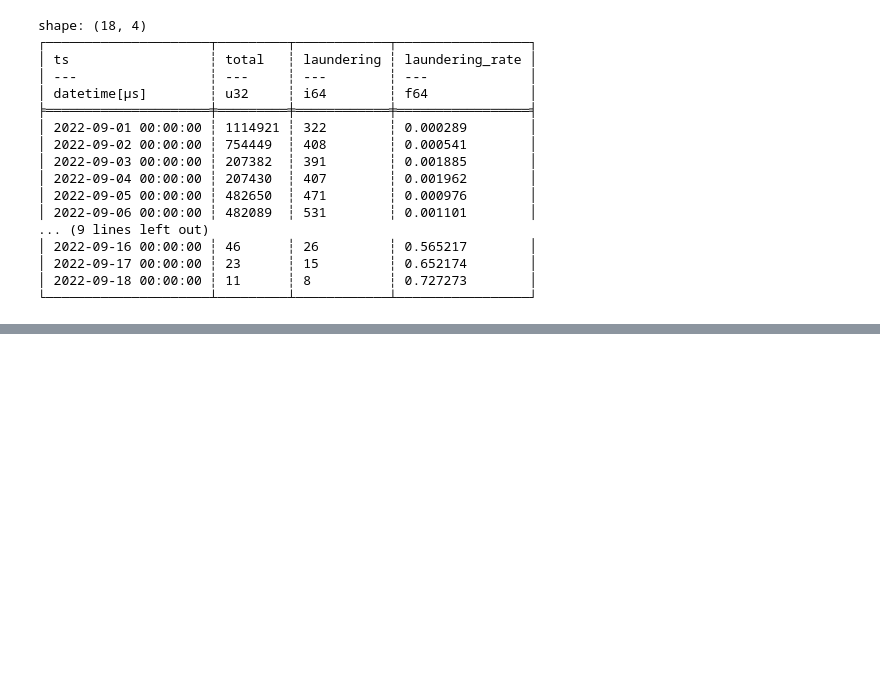
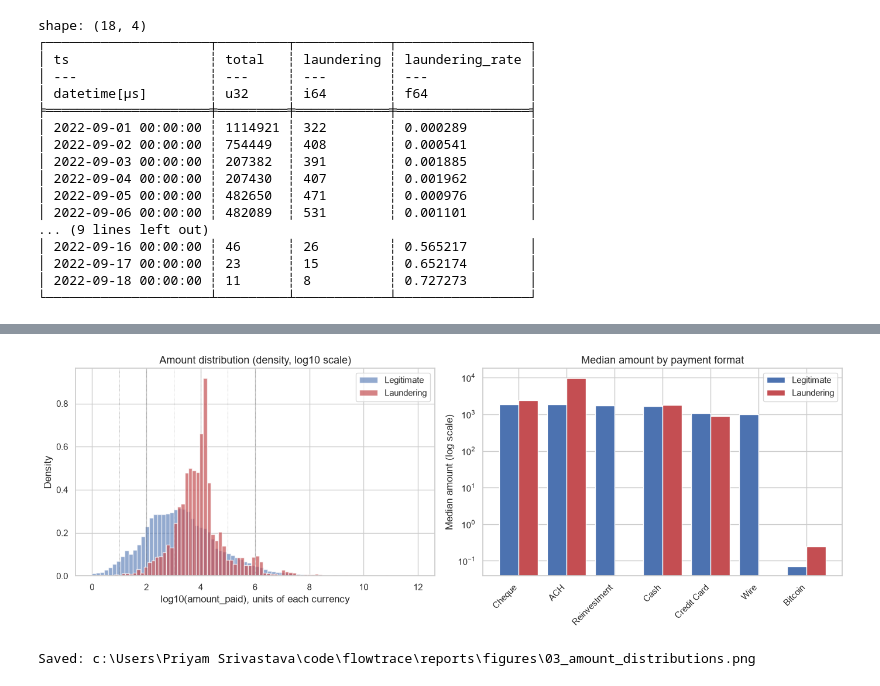
Before and after one commit to Knox-ml/FlowTrace, a Jupyter notebook: notebooks/01_eda.ipynb, the cells around one changed output, grey strips where cells are left out. Saved outputs shown, nothing was run; the diff lists cells and outputs as text; code cells hidden in the pictures; blank space fills up the shorter version.

Commit message:
wip: amount distributions eda

```diff
--- a/notebooks/01_eda.ipynb
+++ b/notebooks/01_eda.ipynb
@@ -277,0 +417,54 @@ shape: (18, 4)
+# %%
+# Amount distribution: legit vs laundering, log scale (because tails)
+import numpy as np
+
+paid_legit = df.filter(pl.col("is_laundering") == 0)["amount_paid"].to_numpy()
+paid_laund = df.filter(pl.col("is_laundering") == 1)["amount_paid"].to_numpy()
+
+# Clip to >= $1 for log scale; tiny amounts handled separately below
+paid_legit_log = np.log10(paid_legit[paid_legit >= 1])
+paid_laund_log = np.log10(paid_laund[paid_laund >= 1])
+
+fig, axes = plt.subplots(1, 2, figsize=(14, 5))
+
+# Left: overlapping histograms, log10 of amount
+axes[0].hist(paid_legit_log, bins=80, alpha=0.6, label="Legitimate", color="#4c72b0", density=True)
+axes[0].hist(paid_laund_log, bins=80, alpha=0.7, label="Laundering", color="#c44e52", density=True)
+axes[0].set_xlabel("log10(amount_paid), units of each currency")
+axes[0].set_ylabel("Density")
+axes[0].set_title("Amount distribution (density, log10 scale)")
+axes[0].legend()
+# Mark common decade boundaries for readability
+for x in [1, 2, 3, 4, 5, 6]:
+    axes[0].axvline(x, color="grey", linewidth=0.5, linestyle=":")
+
+# Right: median amount by payment format, grouped by laundering label
+median_by_format = (
+    df.group_by(["payment_format", "is_laundering"])
+    .agg(pl.col("amount_paid").median().alias("median_amount"))
+    .sort("payment_format")
+    .pivot(values="median_amount", index="payment_format", on="is_laundering")
+    .rename({"0": "legit", "1": "laund"})
+    .fill_null(0)
+    .sort("legit", descending=True)
+    .to_pandas()
+)
+
+x_pos = np.arange(len(median_by_format))
+width = 0.4
+axes[1].bar(x_pos - width/2, median_by_format["legit"], width, label="Legitimate", color="#4c72b0")
+axes[1].bar(x_pos + width/2, median_by_format["laund"], width, label="Laundering", color="#c44e52")
+axes[1].set_xticks(x_pos)
+axes[1].set_xticklabels(median_by_format["payment_format"], rotation=45, ha="right")
+axes[1].set_ylabel("Median amount (log scale)")
+axes[1].set_yscale("log")
+axes[1].set_title("Median amount by payment format")
+axes[1].legend()
+
+plt.tight_layout()
+plt.savefig(FIG_DIR / "03_amount_distributions.png", dpi=120, bbox_inches="tight")
+plt.show()
+print(f"Saved: {FIG_DIR / '03_amount_distributions.png'}")
+# %% [output]
+[figure, added]
+Saved: c:\Users\Priyam Srivastava\code\flowtrace\reports\figures\03_amount_distributions.png
```
Also changed, not shown: parts of 5 cells of this notebook, 1 other file.
